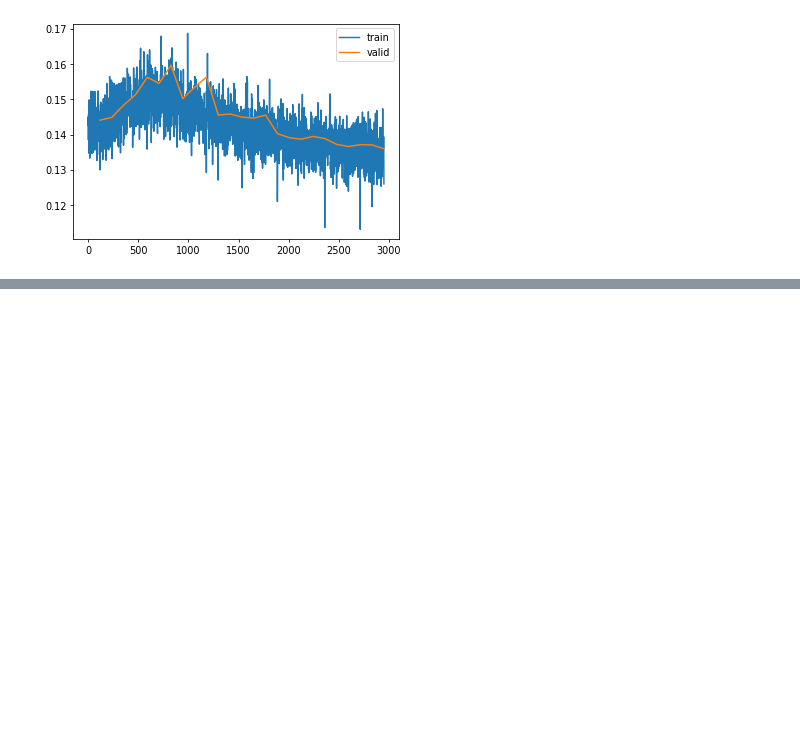
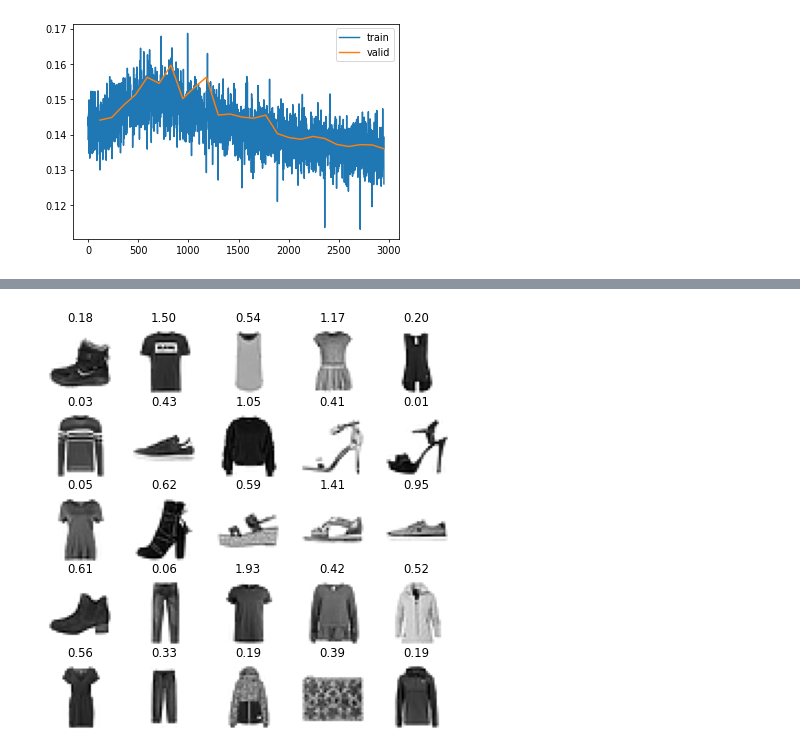
Before and after one commit to teome/diffusion-play, a Jupyter notebook: nbs/23_karras.ipynb, the cells around one changed output, grey strips where cells are left out. Drawn from its saved outputs; the diff is of its cells as text; code cells hidden in the pictures; blank space fills up the shorter version.

```diff
--- a/nbs/23_karras.ipynb
+++ b/nbs/23_karras.ipynb
@@ -191,0 +208,4 @@ torch.save(learn.model, '../models/fashion_karras.pkl')
+# %%
+show_images(denoise(target.to(def_device), noised_input.to(def_device)/c_in)[:25], imsize=1.5, titles=fc.map_ex(sig[:25], '{:.02f}'))
+# %% [output]
+[figure, added]
```
Also changed, not shown: parts of 34 cells of this notebook.
